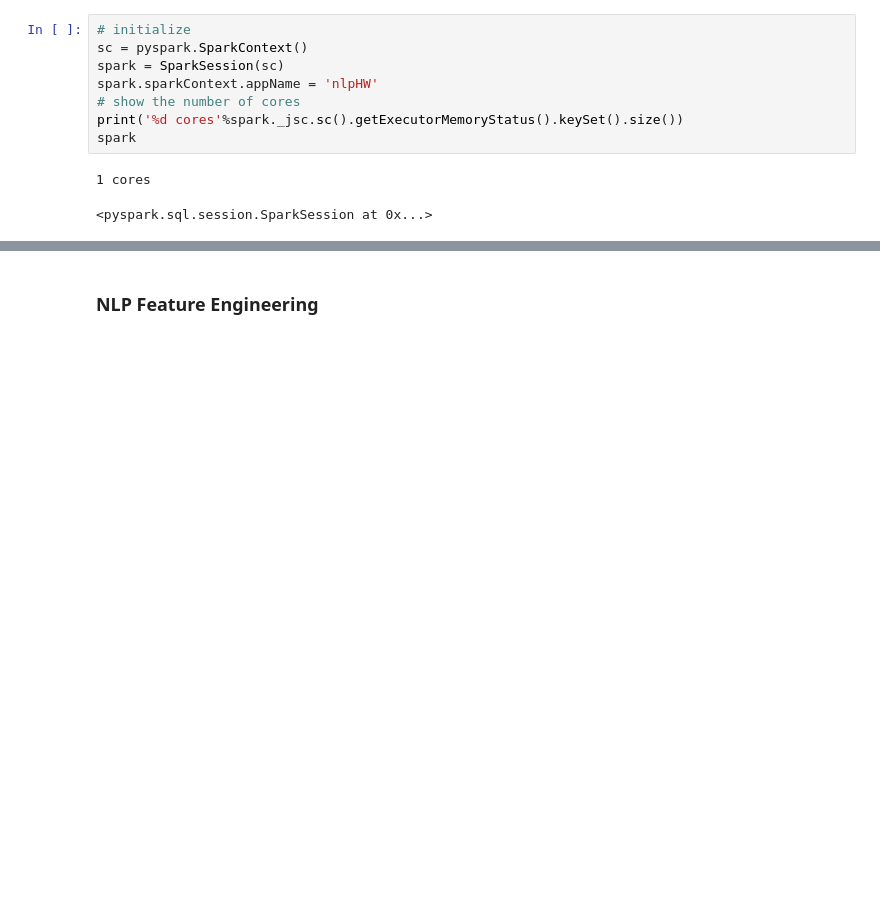
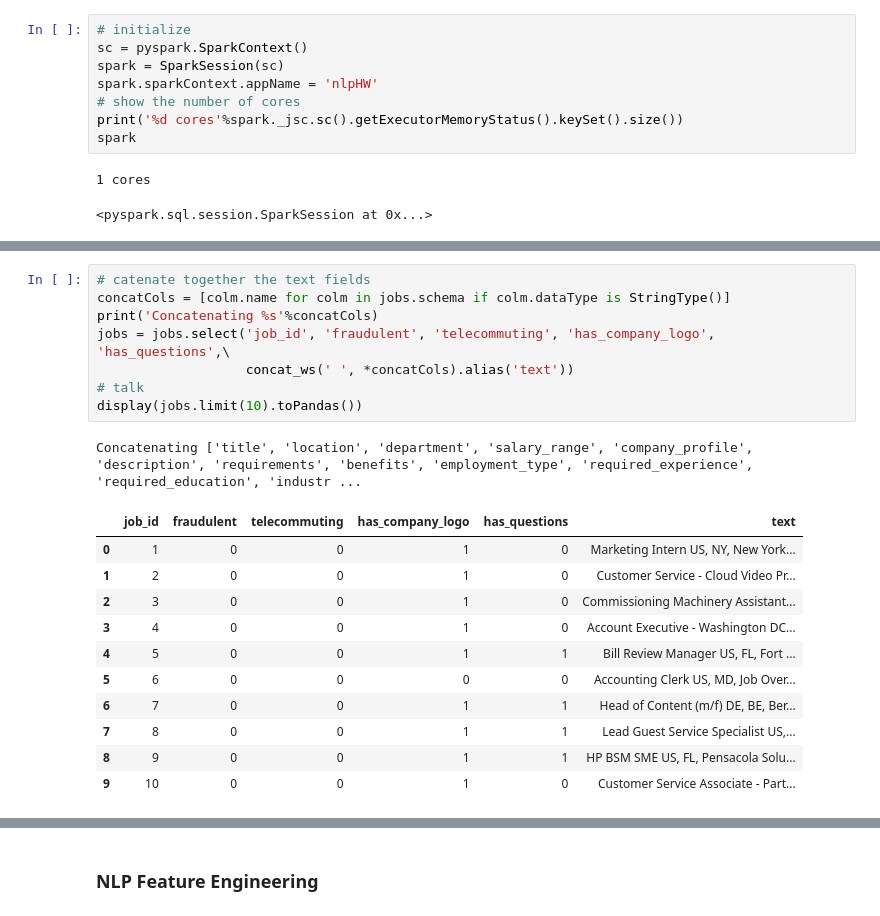
Before and after one commit to ahowe42/pyspark_explore, a Jupyter notebook: pyspark_essentials_udemy/assign/MLLIB_NLP_HW.ipynb, the cells around one changed output, grey strips where cells are left out. Cells and saved outputs as stored; diff of their text form; blank space fills up the shorter version.

```diff
--- a/pyspark_essentials_udemy/assign/MLLIB_NLP_HW.ipynb
+++ b/pyspark_essentials_udemy/assign/MLLIB_NLP_HW.ipynb
@@ -60,6 +60,27 @@ display(jobs.limit(10).toPandas())
 | 7 | 8 | Lead Guest Service Specialist | US, CA, San Francisco | None | None | Airenvy’s mission is to provide l... | Who is Airenvy?Hey there! We are ... | Experience with CRM software, liv... | ... |
 | 8 | 9 | HP BSM SME | US, FL, Pensacola | None | None | Solutions3 is a woman-owned small... | Implementation/Configuration/Test... | MUST BE A US CITIZEN.An active TS... | ... |
 | 9 | 10 | Customer Service Associate - Part... | US, AZ, Phoenix | None | None | Novitex Enterprise Solutions, for... | The Customer Service Associate wi... | Minimum Requirements:Minimum of 6... | ... |
+# %%
+# catenate together the text fields
+concatCols = [colm.name for colm in jobs.schema if colm.dataType is StringType()]
+print('Concatenating %s'%concatCols)
+jobs = jobs.select('job_id', 'fraudulent', 'telecommuting', 'has_company_logo', 'has_questions',\
+                   concat_ws(' ', *concatCols).alias('text'))
+# talk
+display(jobs.limit(10).toPandas())
+# %% [output]
+Concatenating ['title', 'location', 'department', 'salary_range', 'company_profile', 'description', 'requirements', 'benefits', 'employment_type', 'required_experience', 'required_education', 'industr ...
+|  | job_id | fraudulent | telecommuting | has_company_logo | has_questions | text |
+| 0 | 1 | 0 | 0 | 1 | 0 | Marketing Intern US, NY, New York... |
+| 1 | 2 | 0 | 0 | 1 | 0 | Customer Service - Cloud Video Pr... |
+| 2 | 3 | 0 | 0 | 1 | 0 | Commissioning Machinery Assistant... |
+| 3 | 4 | 0 | 0 | 1 | 0 | Account Executive - Washington DC... |
+| 4 | 5 | 0 | 0 | 1 | 1 | Bill Review Manager US, FL, Fort ... |
+| 5 | 6 | 0 | 0 | 0 | 0 | Accounting Clerk US, MD, Job Over... |
+| 6 | 7 | 0 | 0 | 1 | 1 | Head of Content (m/f) DE, BE, Ber... |
+| 7 | 8 | 0 | 0 | 1 | 1 | Lead Guest Service Specialist US,... |
+| 8 | 9 | 0 | 0 | 1 | 1 | HP BSM SME US, FL, Pensacola Solu... |
+| 9 | 10 | 0 | 0 | 1 | 0 | Customer Service Associate - Part... |
 # %%
 ''' handle missing values '''
 # check for missing values
```
Also changed, not shown: parts of 12 cells of this notebook, 1 other file.
